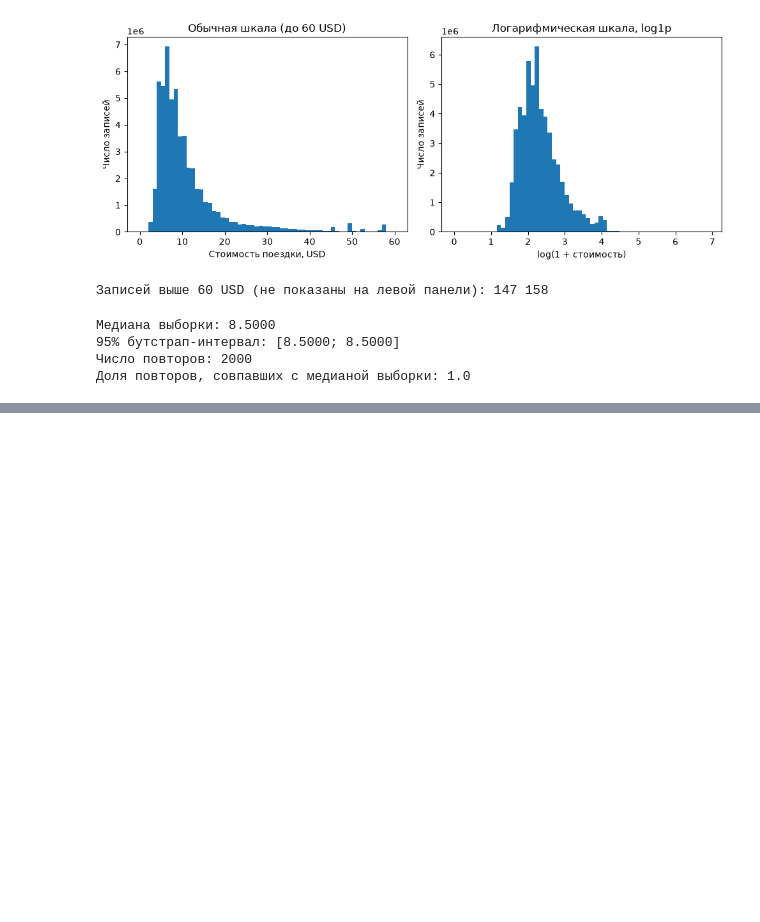
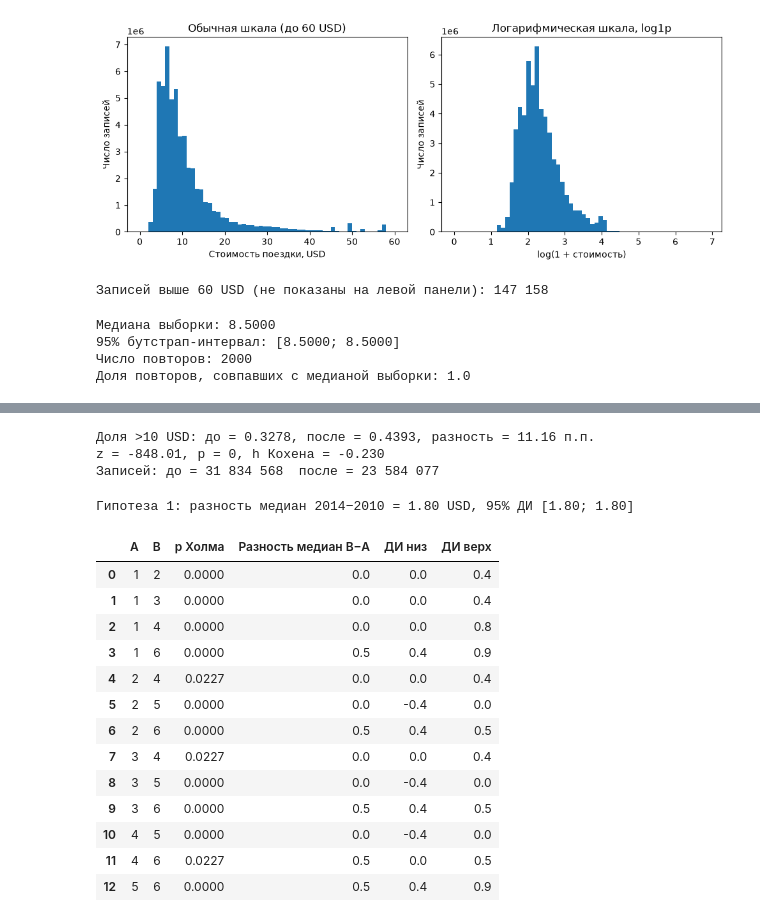
Before and after one commit to medshura555-collab/sambik, a Jupyter notebook: notebooks/04_stats.ipynb, the cells around one changed output, grey strips where cells are left out. Cells and saved outputs as stored; diff of their text form; code cells hidden in the pictures; blank space fills up the shorter version.

```diff
--- a/notebooks/04_stats.ipynb
+++ b/notebooks/04_stats.ipynb
@@ -96,0 +113,7 @@ H1: доли различаются.
+# %%
+a = df.loc[df["year"] == 2010, "fare_amount"].sample(n=50_000, random_state=42).to_numpy()
+b = df.loc[df["year"] == 2014, "fare_amount"].sample(n=50_000, random_state=42).to_numpy()
+
+u1, p1, r1 = stats.compare_two(a, b)
+print(f"Медиана 2010: {np.median(a):.2f}, медиана 2014: {np.median(b):.2f}")
+print(f"U = {u1:.0f}, p = {p1:.3g}, rank-biserial r = {r1:.3f}")
@@ -96,0 +158,44 @@ H1: доли различаются.
+# %%
+event = pd.Timestamp("2012-09-04")
+before = df["pickup_datetime"] < event
+expensive = df["fare_amount"] > 10
+
+n1, k1 = int(before.sum()), int((before & expensive).sum())
+n2, k2 = int((~before).sum()), int((~before & expensive).sum())
+
+z3, p3, h3, s1, s2 = stats.share_ztest(k1, n1, k2, n2)
+print(f"Доля >10 USD: до = {s1:.4f}, после = {s2:.4f}, разность = {100*(s2-s1):.2f} п.п.")
+print(f"z = {z3:.2f}, p = {p3:.3g}, h Кохена = {h3:.3f}")
+print(f"Записей: до = {n1:,}, после = {n2:,}".replace(",", " "))
+# %% [output]
+Доля >10 USD: до = 0.3278, после = 0.4393, разность = 11.16 п.п.
+z = -848.01, p = 0, h Кохена = -0.230
+Записей: до = 31 834 568  после = 23 584 077
+# %%
+importlib.reload(stats)
+
+d1, lo1, hi1 = stats.bootstrap_median_diff(a, b)
+print(f"Гипотеза 1: разность медиан 2014−2010 = {d1:.2f} USD, 95% ДИ [{lo1:.2f}; {hi1:.2f}]")
+
+rows = []
+for g1, g2, p, ph, r in stats.pairwise_holm(groups):
+    if ph < 0.05:
+        d, lo, hi = stats.bootstrap_median_diff(groups[g1], groups[g2], n_boot=1000)
+        rows.append((g1, g2, round(ph, 4), d, lo, hi))
+display(pd.DataFrame(rows, columns=["A", "B", "p Холма", "Разность медиан B−A", "ДИ низ", "ДИ верх"]))
+# %% [output]
+Гипотеза 1: разность медиан 2014−2010 = 1.80 USD, 95% ДИ [1.80; 1.80]
+|  | A | B | p Холма | Разность медиан B−A | ДИ низ | ДИ верх |
+| 0 | 1 | 2 | 0.0000 | 0.0 | 0.0 | 0.4 |
+| 1 | 1 | 3 | 0.0000 | 0.0 | 0.0 | 0.4 |
+| 2 | 1 | 4 | 0.0000 | 0.0 | 0.0 | 0.8 |
+| 3 | 1 | 6 | 0.0000 | 0.5 | 0.4 | 0.9 |
+| 4 | 2 | 4 | 0.0227 | 0.0 | 0.0 | 0.4 |
+| 5 | 2 | 5 | 0.0000 | 0.0 | -0.4 | 0.0 |
+| 6 | 2 | 6 | 0.0000 | 0.5 | 0.4 | 0.5 |
+| 7 | 3 | 4 | 0.0227 | 0.0 | 0.0 | 0.4 |
+| 8 | 3 | 5 | 0.0000 | 0.0 | -0.4 | 0.0 |
+| 9 | 3 | 6 | 0.0000 | 0.5 | 0.4 | 0.5 |
+| 10 | 4 | 5 | 0.0000 | 0.0 | -0.4 | 0.0 |
+| 11 | 4 | 6 | 0.0227 | 0.5 | 0.0 | 0.5 |
+| 12 | 5 | 6 | 0.0000 | 0.5 | 0.4 | 0.9 |
```
Also changed, not shown: parts of 8 cells of this notebook, 1 other file.
